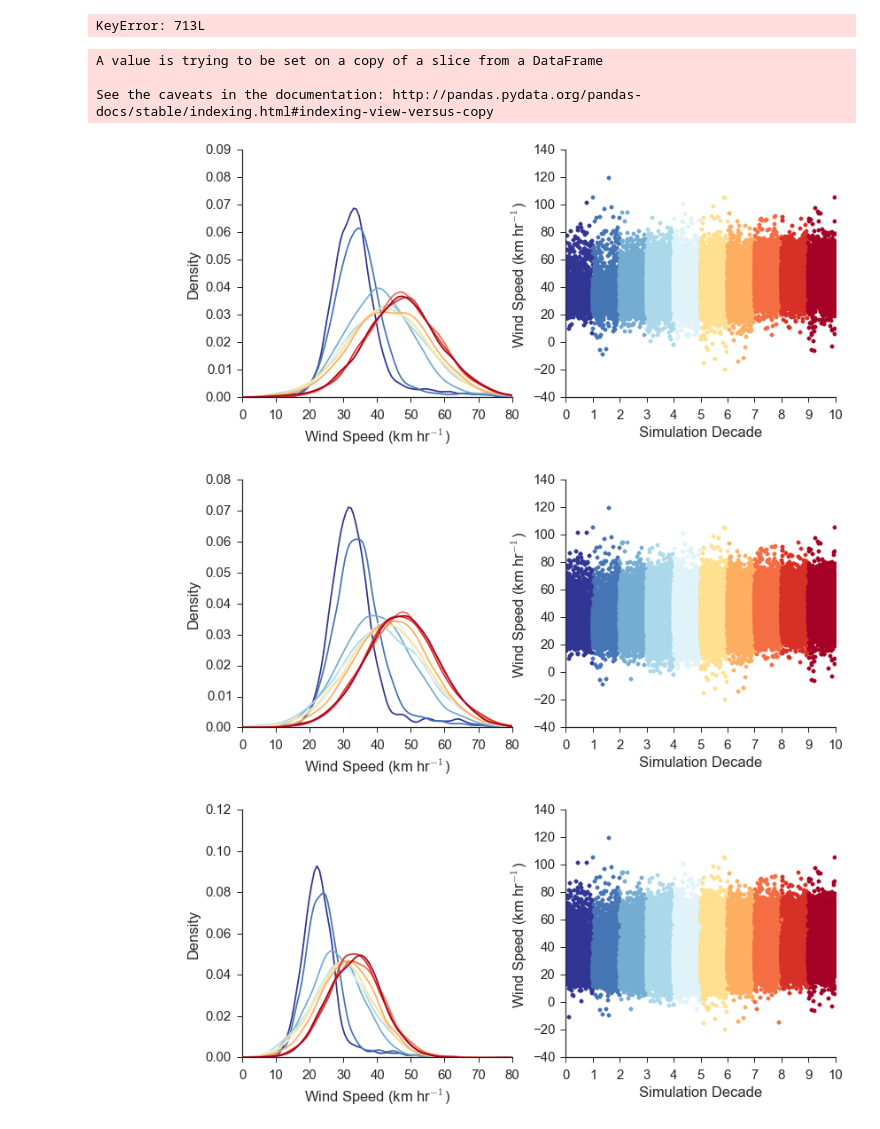
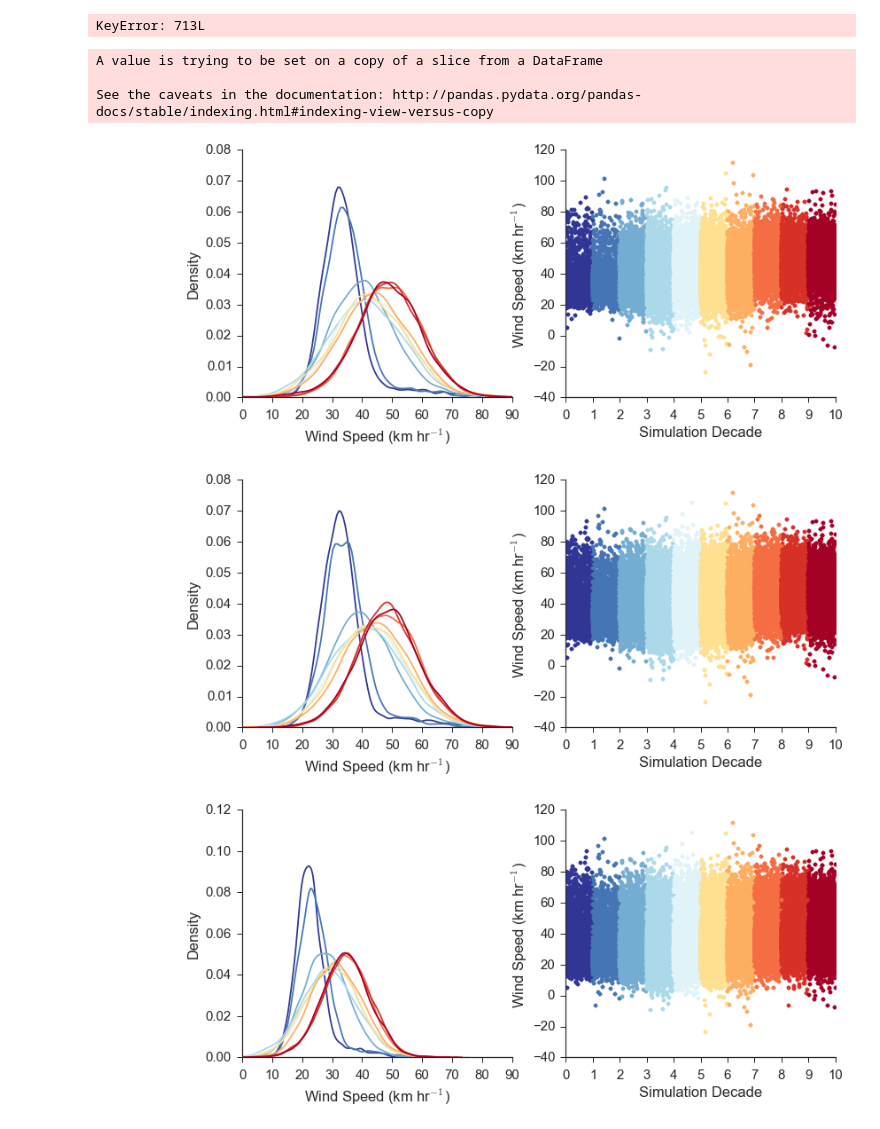
Before and after one commit to djkrofch/SantaFe_Fireshed, a Jupyter notebook: SF_Fireshed_Prep.ipynb, the cells around one changed output. Saved outputs shown, nothing was run; the diff lists cells and outputs as text; code cells hidden in the pictures.

```diff
--- a/SF_Fireshed_Prep.ipynb
+++ b/SF_Fireshed_Prep.ipynb
@@ -1163,8 +1163,8 @@ for FR in [FR1, FR2, FR3]:
             decadalStd = sortedWind[np.isclose(p, percent, rtol = 0.7)].std()
 
         else:
-            decadalMean = sortedWind[np.isclose(p, percent, rtol = 0.5)].mean()
-            decadalStd = sortedWind[np.isclose(p, percent, rtol = 0.5)].std()
+            decadalMean = sortedWind[np.isclose(p, percent, rtol = 0.40)].mean()
+            decadalStd = sortedWind[np.isclose(p, percent, rtol = 0.40)].std()
         decadalWind = pd.DataFrame(dict(winds = np.random.normal(loc=decadalMean, scale=decadalStd, size=365 * 9)))
 
         count, bins, ignored = plt.hist(decadalWind.winds, 30, normed=True, alpha = 0.00)
@@ -1192,38 +1192,38 @@ for FR in [FR1, FR2, FR3]:
     sns.despine()
     ax1.set_xlabel('Wind Speed (km hr$^{-1}$)')
     ax1.set_ylabel('Density')
-    ax1.set_xlim([0,80])
+    ax1.set_xlim([0,90])
     #allWinds = allWinds.reset_index()
     ax2 = fig1.add_subplot(122)
     for region in np.unique(allWinds.FireRegion):
         allWindsFR = allWinds[allWinds.FireRegion == region]
 
         for decade in np.unique(allWindsFR.decade):
             thisDecade = allWindsFR[allWindsFR.decade == decade]
             ax2.scatter(y = thisDecade.wind, x = thisDecade.windIndex,
                                 color = np.flipud(percentileMap)[decade])
             ax2.set_xlim([0, 36500])
             sns.set_style('ticks')
 
         ax1.annotate('First decade', xy=(4.7, 0.17), xycoords='data',
                     xytext=(-50, 30), textcoords='offset points', size = 15,
                     arrowprops=dict(arrowstyle="->")
                     )
         ax1.annotate('Last decade', xy=(12, 0.21), xycoords='data',
                     xytext=(-50, 30), textcoords='offset points', size = 15,
                     arrowprops=dict(arrowstyle="->")
                     )
 
 
         ax2.set_ylabel('Wind Speed (km hr$^{-1}$)')
         ax2.set_xlabel('Simulation Decade')
         ax2.set_xticks(np.linspace(0, allWindsFR.wind.size, 11))
         ax2.set_xticklabels(['0','1','2','3','4','5','6','7','8','9','10'])
         sns.despine()
 # %% [output]
 A value is trying to be set on a copy of a slice from a DataFrame
 
 See the caveats in the documentation: http://pandas.pydata.org/pandas-docs/stable/indexing.html#indexing-view-versus-copy
-[figure, old version]
+[figure, new version]
-[figure, old version]
+[figure, new version]
-[figure, old version]
+[figure, new version]
```
